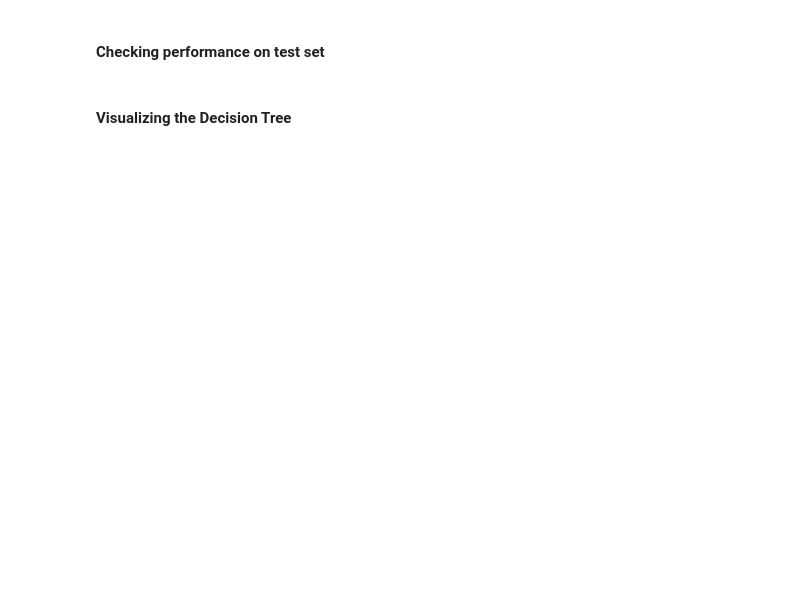
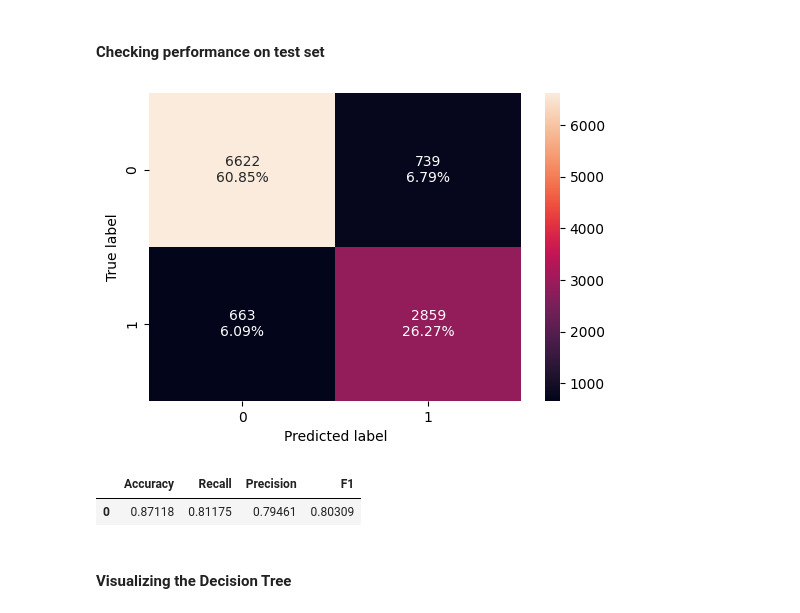
Before and after one commit to Mahal09/Python, a Jupyter notebook: Project_SLC_DSBA_INNHotels_LowCode_V3_1.ipynb, the cells around one changed output. Drawn from its saved outputs; the diff is of its cells as text; code cells hidden in the pictures; blank space fills up the shorter version.

```diff
--- a/Project_SLC_DSBA_INNHotels_LowCode_V3_1.ipynb
+++ b/Project_SLC_DSBA_INNHotels_LowCode_V3_1.ipynb
@@ -1393,10 +1450,15 @@ decision_tree_tune_perf_train
 # %% [markdown]
 #### Checking performance on test set
 # %%
-confusion_matrix_sklearn('_______') ## Complete the code to create confusion matrix for test data
+confusion_matrix_sklearn(model, X_test, y_test) ## Complete the code to create confusion matrix for test data
+# %% [output]
+[figure, added]
 # %%
-decision_tree_tune_perf_test = model_performance_classification_sklearn('_______') ## Complete the code to check performance on test set
+decision_tree_tune_perf_test = model_performance_classification_sklearn(model, X_test, y_test) ## Complete the code to check performance on test set
 decision_tree_tune_perf_test
+# %% [output]
+|  | Accuracy | Recall | Precision | F1 |
+| 0 | 0.87118 | 0.81175 | 0.79461 | 0.80309 |
 # %% [markdown]
 #### Visualizing the Decision Tree
 # %%
```
Also changed, not shown: parts of 33 cells of this notebook.
